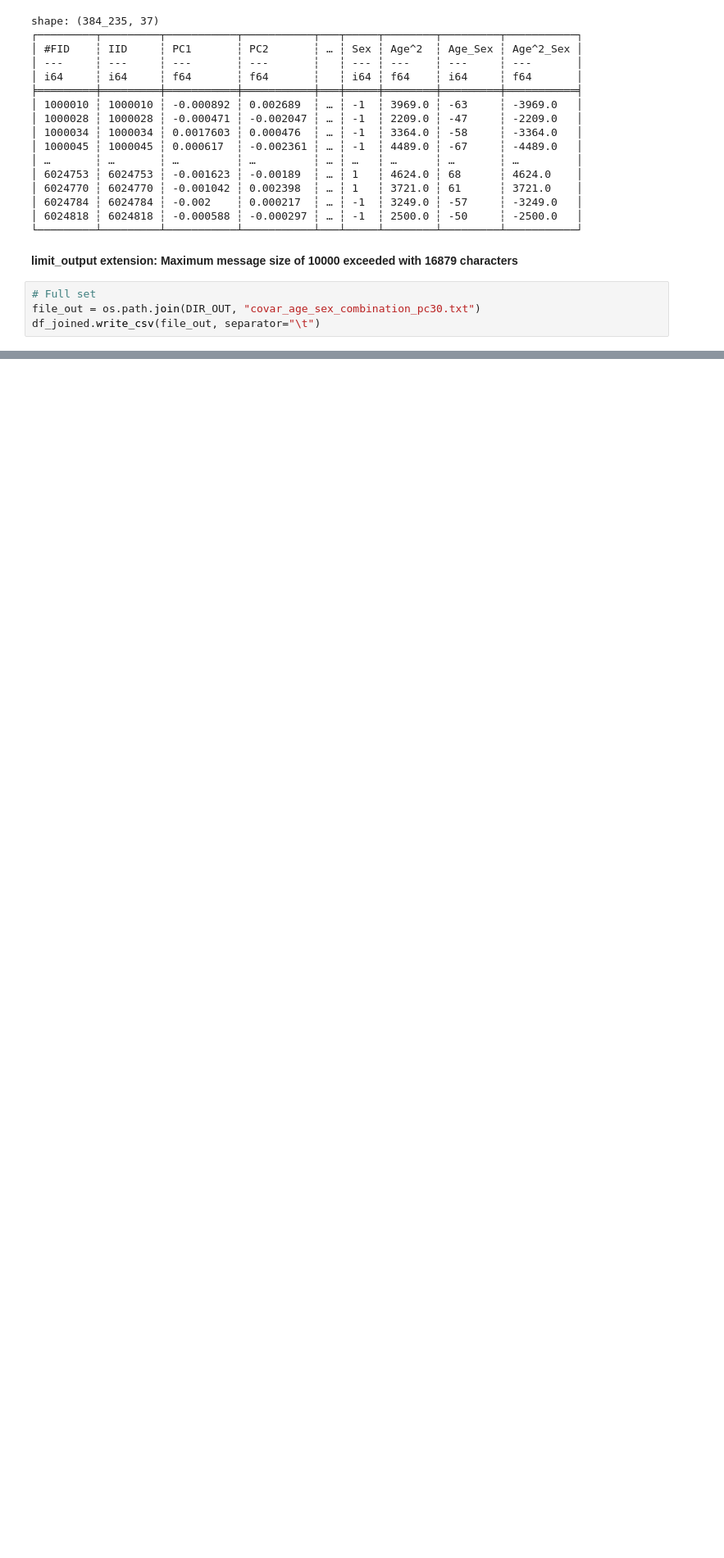
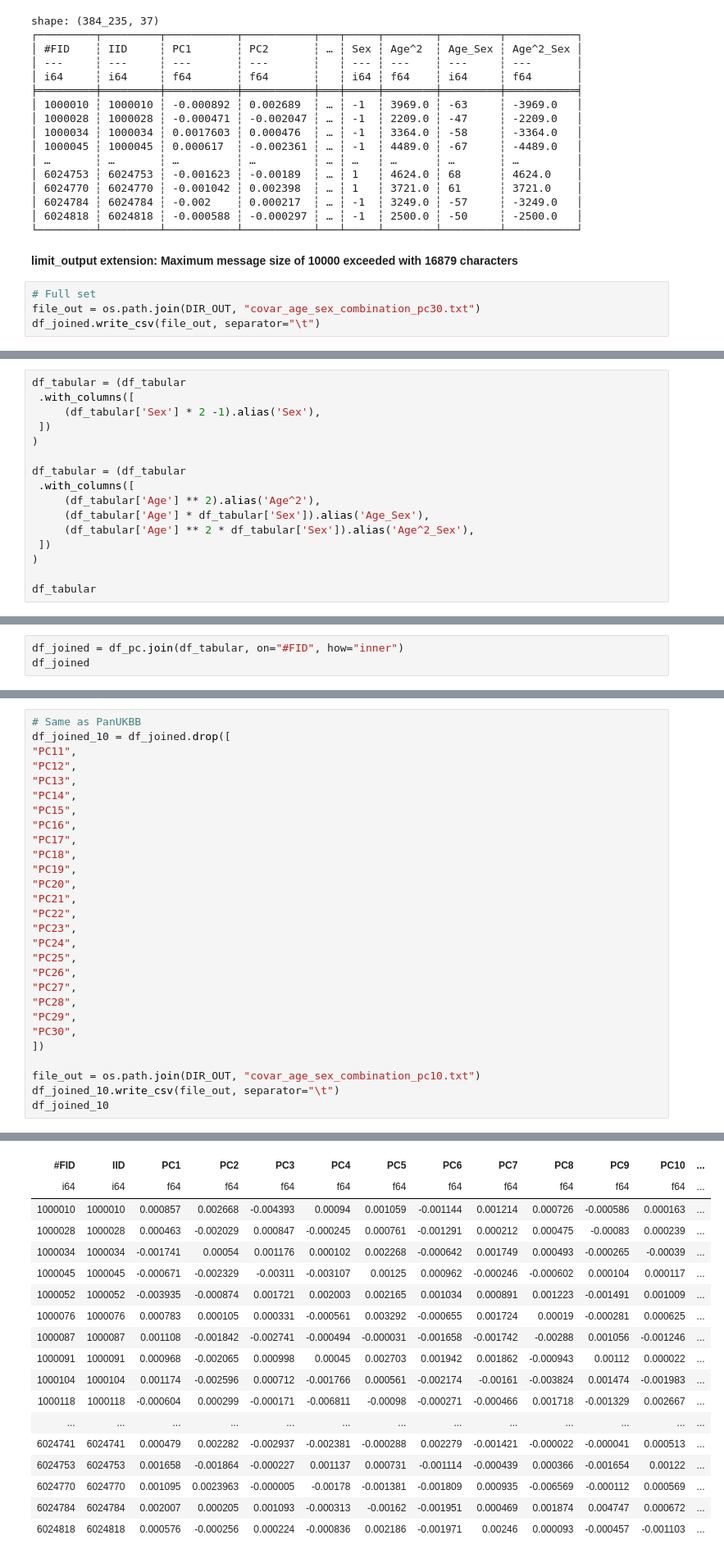
Before and after one commit to shtainze/ukbb, a Jupyter notebook: code/prep/make_covar_file.ipynb, the cells around one changed output, grey strips where cells are left out. Shown at 82% size. Cells and saved outputs as stored; diff of their text form; blank space fills up the shorter version.

```diff
--- a/code/prep/make_covar_file.ipynb
+++ b/code/prep/make_covar_file.ipynb
@@ -313,0 +396,16 @@ shape: (384235, 17)
+# %%
+df_tabular = (df_tabular
+ .with_columns([
+     (df_tabular['Sex'] * 2 -1).alias('Sex'),
+ ])
+)
+
+df_tabular = (df_tabular
+ .with_columns([
+     (df_tabular['Age'] ** 2).alias('Age^2'),
+     (df_tabular['Age'] * df_tabular['Sex']).alias('Age_Sex'),
+     (df_tabular['Age'] ** 2 * df_tabular['Sex']).alias('Age^2_Sex'),
+ ])
+)
+
+df_tabular
@@ -313,0 +434,3 @@ shape: (384235, 17)
+# %%
+df_joined = df_pc.join(df_tabular, on="#FID", how="inner")
+df_joined
@@ -313,0 +459,29 @@ shape: (384235, 17)
+# %%
+# Same as PanUKBB
+df_joined_10 = df_joined.drop([
+"PC11",
+"PC12",
+"PC13",
+"PC14",
+"PC15",
+"PC16",
+"PC17",
+"PC18",
+"PC19",
+"PC20",
+"PC21",
+"PC22",
+"PC23",
+"PC24",
+"PC25",
+"PC26",
+"PC27",
+"PC28",
+"PC29",
+"PC30",
+])
+
+file_out = os.path.join(DIR_OUT, "covar_age_sex_combination_pc10.txt")
+df_joined_10.write_csv(file_out, separator="\t")
+df_joined_10
+# %% [output]
@@ -313,0 +489,18 @@ shape: (384235, 17)
+| #FID | IID | PC1 | PC2 | PC3 | PC4 | PC5 | PC6 | PC7 | PC8 | PC9 | PC10 | ... |
+| i64 | i64 | f64 | f64 | f64 | f64 | f64 | f64 | f64 | f64 | f64 | f64 | ... |
+| 1000010 | 1000010 | 0.000857 | 0.002668 | -0.004393 | 0.00094 | 0.001059 | -0.001144 | 0.001214 | 0.000726 | -0.000586 | 0.000163 | ... |
+| 1000028 | 1000028 | 0.000463 | -0.002029 | 0.000847 | -0.000245 | 0.000761 | -0.001291 | 0.000212 | 0.000475 | -0.00083 | 0.000239 | ... |
+| 1000034 | 1000034 | -0.001741 | 0.00054 | 0.001176 | 0.000102 | 0.002268 | -0.000642 | 0.001749 | 0.000493 | -0.000265 | -0.00039 | ... |
+| 1000045 | 1000045 | -0.000671 | -0.002329 | -0.00311 | -0.003107 | 0.00125 | 0.000962 | -0.000246 | -0.000602 | 0.000104 | 0.000117 | ... |
+| 1000052 | 1000052 | -0.003935 | -0.000874 | 0.001721 | 0.002003 | 0.002165 | 0.001034 | 0.000891 | 0.001223 | -0.001491 | 0.001009 | ... |
+| 1000076 | 1000076 | 0.000783 | 0.000105 | 0.000331 | -0.000561 | 0.003292 | -0.000655 | 0.001724 | 0.00019 | -0.000281 | 0.000625 | ... |
+| 1000087 | 1000087 | 0.001108 | -0.001842 | -0.002741 | -0.000494 | -0.000031 | -0.001658 | -0.001742 | -0.00288 | 0.001056 | -0.001246 | ... |
+| 1000091 | 1000091 | 0.000968 | -0.002065 | 0.000998 | 0.00045 | 0.002703 | 0.001942 | 0.001862 | -0.000943 | 0.00112 | 0.000022 | ... |
+| 1000104 | 1000104 | 0.001174 | -0.002596 | 0.000712 | -0.001766 | 0.000561 | -0.002174 | -0.00161 | -0.003824 | 0.001474 | -0.001983 | ... |
+| 1000118 | 1000118 | -0.000604 | 0.000299 | -0.000171 | -0.006811 | -0.00098 | -0.000271 | -0.000466 | 0.001718 | -0.001329 | 0.002667 | ... |
+| ... | ... | ... | ... | ... | ... | ... | ... | ... | ... | ... | ... | ... |
+| 6024741 | 6024741 | 0.000479 | 0.002282 | -0.002937 | -0.002381 | -0.000288 | 0.002279 | -0.001421 | -0.000022 | -0.000041 | 0.000513 | ... |
+| 6024753 | 6024753 | 0.001658 | -0.001864 | -0.000227 | 0.001137 | 0.000731 | -0.001114 | -0.000439 | 0.000366 | -0.001654 | 0.00122 | ... |
+| 6024770 | 6024770 | 0.001095 | 0.0023963 | -0.000005 | -0.00178 | -0.001381 | -0.001809 | 0.000935 | -0.006569 | -0.000112 | 0.000569 | ... |
+| 6024784 | 6024784 | 0.002007 | 0.000205 | 0.001093 | -0.000313 | -0.00162 | -0.001951 | 0.000469 | 0.001874 | 0.004747 | 0.000672 | ... |
+| 6024818 | 6024818 | 0.000576 | -0.000256 | 0.000224 | -0.000836 | 0.002186 | -0.001971 | 0.00246 | 0.000093 | -0.000457 | -0.001103 | ... |
```
Also changed, not shown: parts of 16 cells of this notebook, 15 other files.
